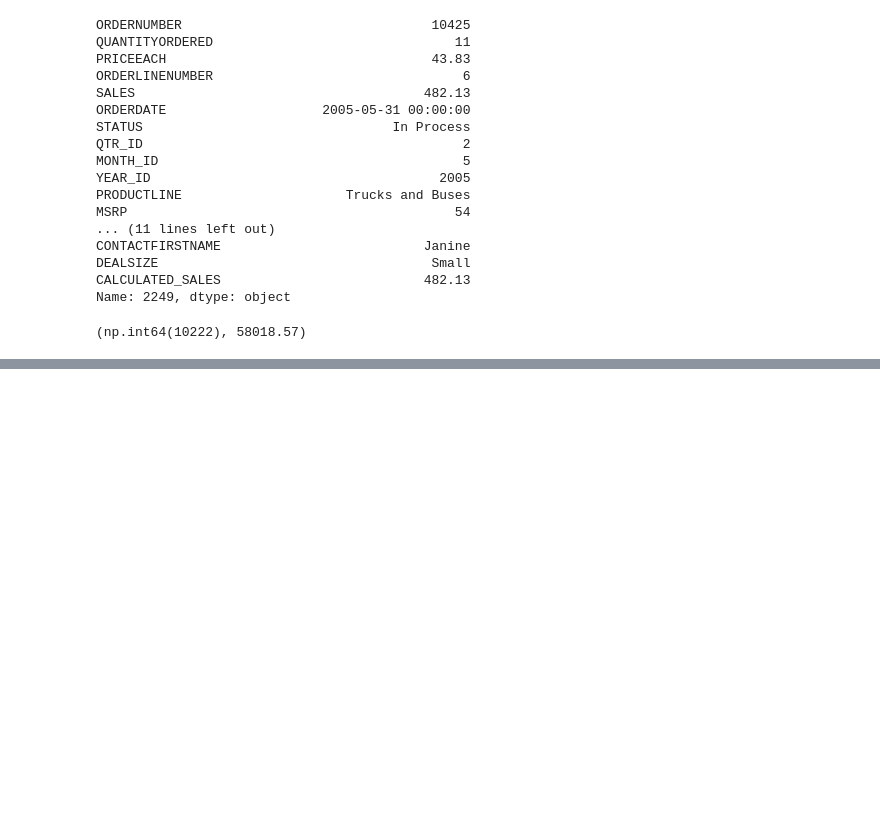
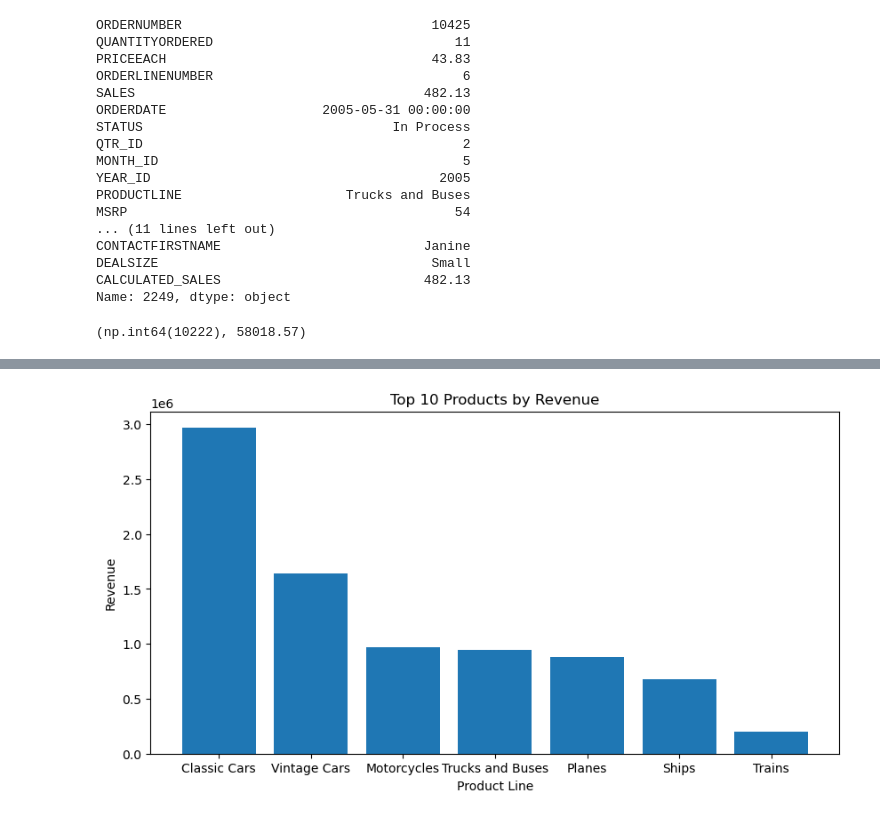
Before and after one commit to MoeedKhan-AMK/Sales-and-Revenue-Analysis, a Jupyter notebook: notebooks/analysis.ipynb, the cells around one changed output, grey strips where cells are left out. Drawn from its saved outputs; the diff is of its cells as text; code cells hidden in the pictures; blank space fills up the shorter version.

```diff
--- a/notebooks/analysis.ipynb
+++ b/notebooks/analysis.ipynb
@@ -260,0 +263,14 @@ highest_order_id, highest_order_value
+# %%
+#TOP PRODUCTS BY REVENUE
+top_products = df.groupby('PRODUCTLINE')['CALCULATED_SALES'].sum().sort_values(ascending=False)
+
+plt.figure(figsize=(10,5))
+plt.bar(top_products.index, top_products.values)
+
+plt.title("Top 10 Products by Revenue")
+plt.xlabel("Product Line")
+plt.ylabel("Revenue")
+
+plt.show()
+# %% [output]
+[figure, added]
```
Also changed, not shown: parts of 7 cells of this notebook.
